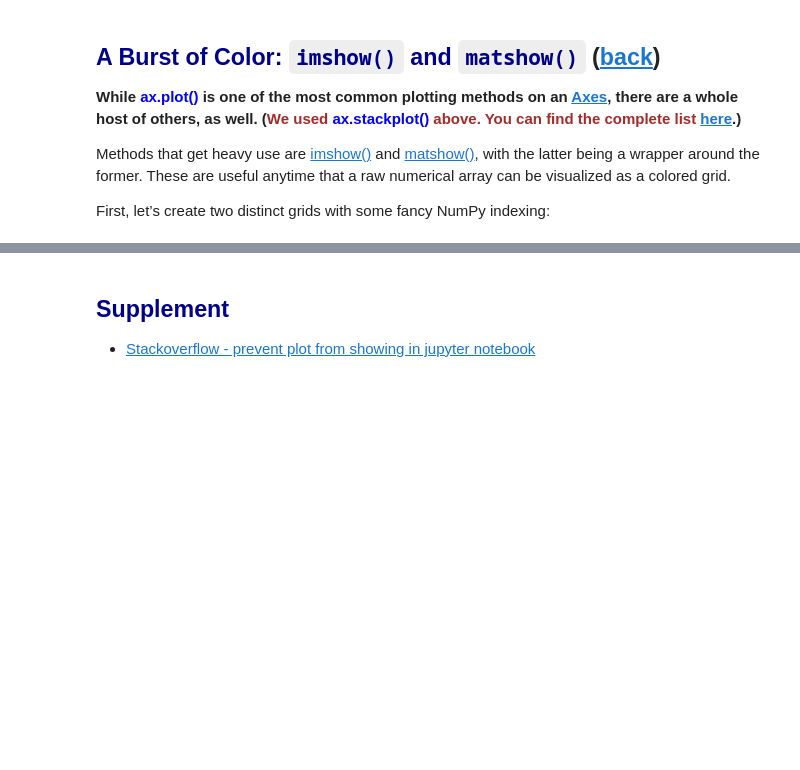
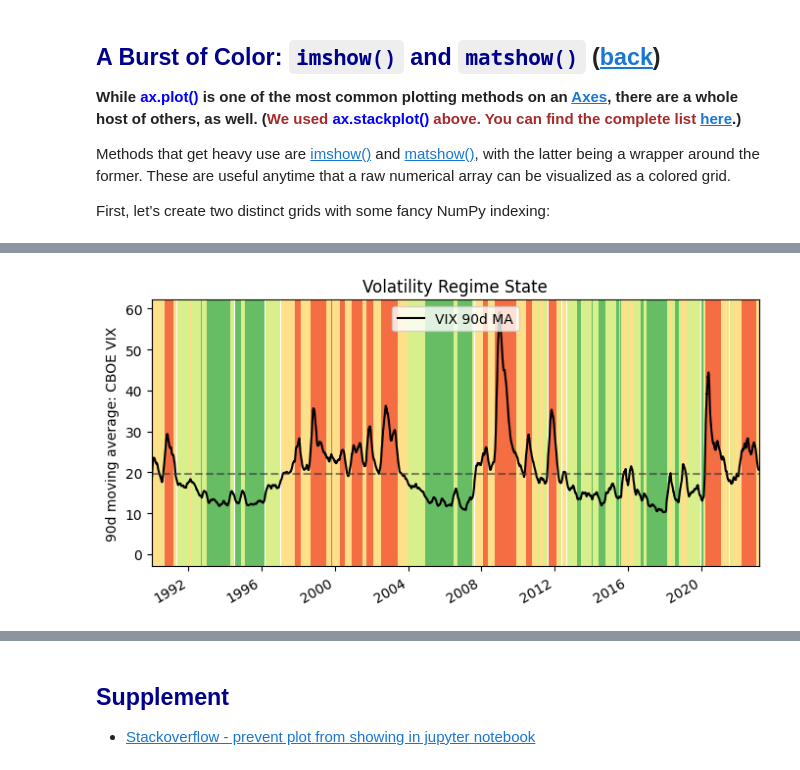
Before and after one commit to johnklee/python_101_crash_courses, a Jupyter notebook: article_collection/Python_matplotlib_guide/notebook.ipynb, the cells around one changed output, grey strips where cells are left out. Cells and saved outputs as stored; diff of their text form; code cells hidden in the pictures; blank space fills up the shorter version.

```diff
--- a/article_collection/Python_matplotlib_guide/notebook.ipynb
+++ b/article_collection/Python_matplotlib_guide/notebook.ipynb
@@ -420,0 +503,2 @@ x2 = np.arange(x.size).reshape(x.shape)
+# %%
+state = pd.cut(ma, bins=[-np.inf, 14, 18, 24, np.inf], labels=range(4))
@@ -420,0 +523,19 @@ x2 = np.arange(x.size).reshape(x.shape)
+# %%
+ma.plot(color='black', linewidth=1.5, marker='', figsize=(8, 4),
+        label='VIX 90d MA')
+ax = plt.gca()  # Get the current Axes that ma.plot() references
+ax.set_xlabel('')
+ax.set_ylabel('90d moving average: CBOE VIX')
+ax.set_title('Volatility Regime State')
+ax.grid(False)
+ax.legend(loc='upper center')
+ax.set_xlim(xmin=ma.index[0], xmax=ma.index[-1])
+trans = mtransforms.blended_transform_factory(ax.transData, ax.transAxes)
+for i, color in enumerate(cmap([0.2, 0.4, 0.6, 0.8])):
+    ax.fill_between(ma.index, 0, 1, where=state==i,
+                    facecolor=color, transform=trans)
+ax.axhline(vix.mean(), linestyle='dashed', color='xkcd:dark grey',
+           alpha=0.6, label='Full-period mean', marker='')
+fig.show()
+# %% [output]
+[figure, added]
```
Also changed, not shown: parts of 42 cells of this notebook.
